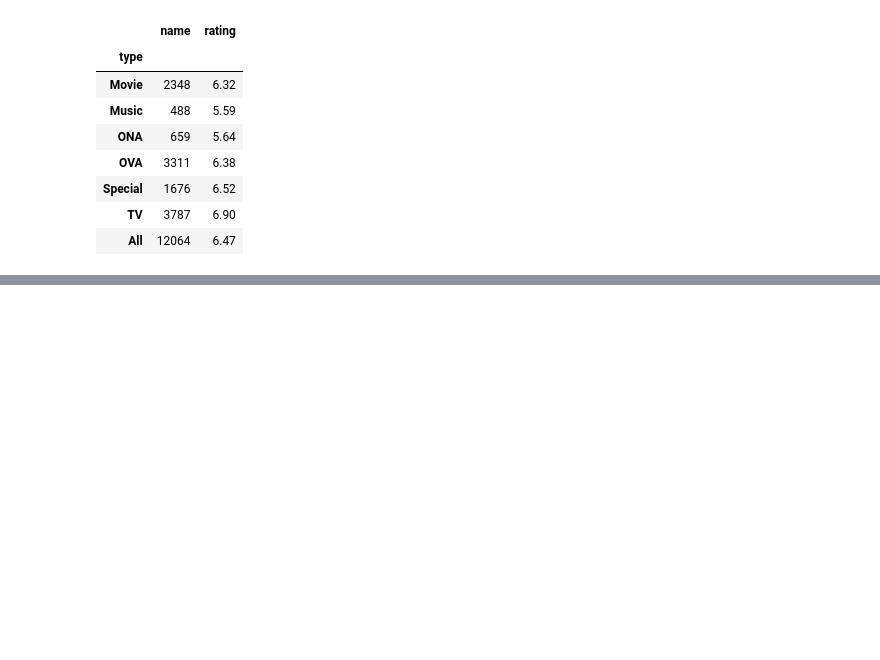
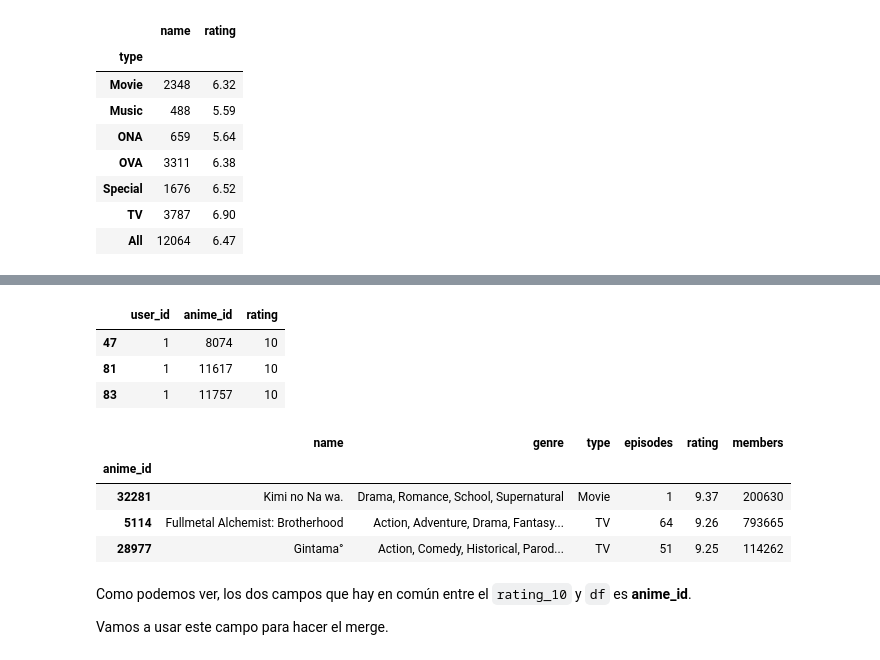
Before and after one commit to DalilaGimenez/nuclio_charlas, a Jupyter notebook: PANDAS.ipynb, the cells around one changed output, grey strips where cells are left out. Cells and saved outputs as stored; diff of their text form; code cells hidden in the pictures; blank space fills up the shorter version.

```diff
--- a/PANDAS.ipynb
+++ b/PANDAS.ipynb
@@ -445,0 +454,2 @@ dtype: int64
+# %%
+df["genre"] = df["genre"].fillna("Missing")
@@ -628,0 +656,15 @@ A continuación dejamos algunos links útiles para profundizar en algunos de los
+# %%
+rating_10.head(3)
+# %% [output]
+|  | user_id | anime_id | rating |
+| 47 | 1 | 8074 | 10 |
+| 81 | 1 | 11617 | 10 |
+| 83 | 1 | 11757 | 10 |
+# %%
+df.head(3)
+# %% [output]
+|  | name | genre | type | episodes | rating | members |
+| anime_id |  |  |  |  |  |  |
+| 32281 | Kimi no Na wa. | Drama, Romance, School, Supernatural | Movie | 1 | 9.37 | 200630 |
+| 5114 | Fullmetal Alchemist: Brotherhood | Action, Adventure, Drama, Fantasy... | TV | 64 | 9.26 | 793665 |
+| 28977 | Gintama° | Action, Comedy, Historical, Parod... | TV | 51 | 9.25 | 114262 |
@@ -628,0 +673,4 @@ A continuación dejamos algunos links útiles para profundizar en algunos de los
+# %% [markdown]
+Como podemos ver, los dos campos que hay en común entre el `rating_10` y `df` es **anime_id**.
+
+Vamos a usar este campo para hacer el merge.
```
Also changed, not shown: parts of 60 cells of this notebook, 2 other files.
